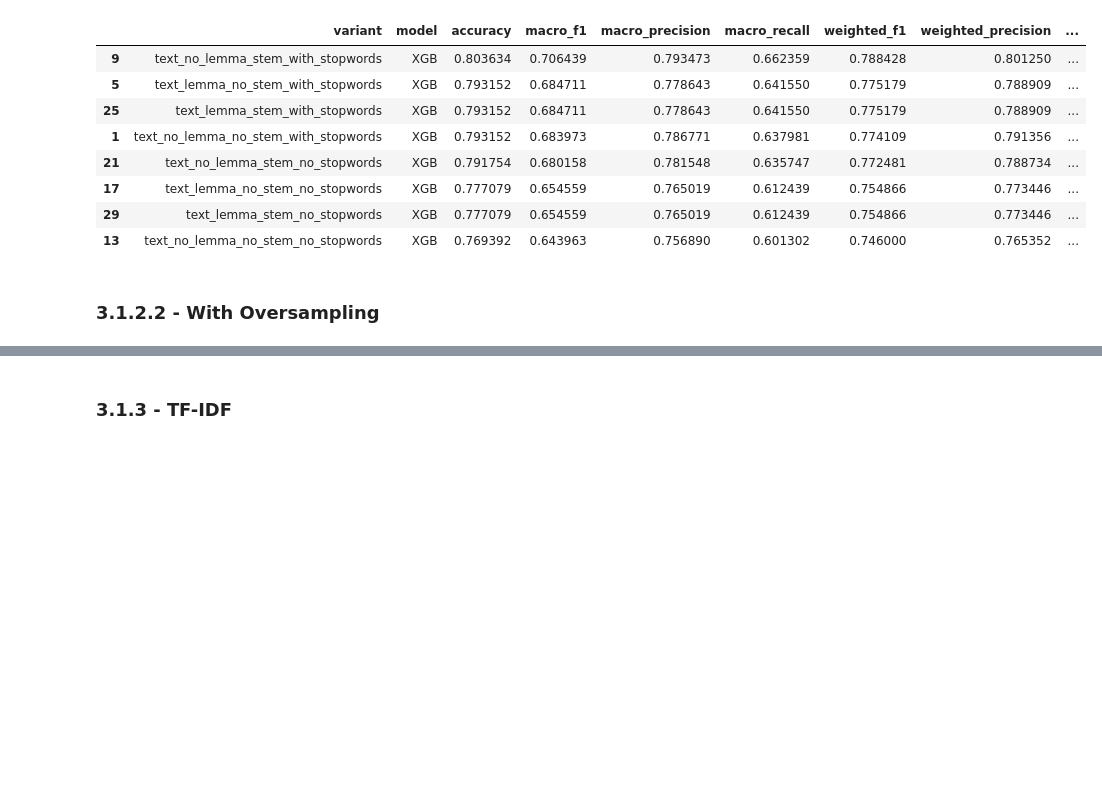
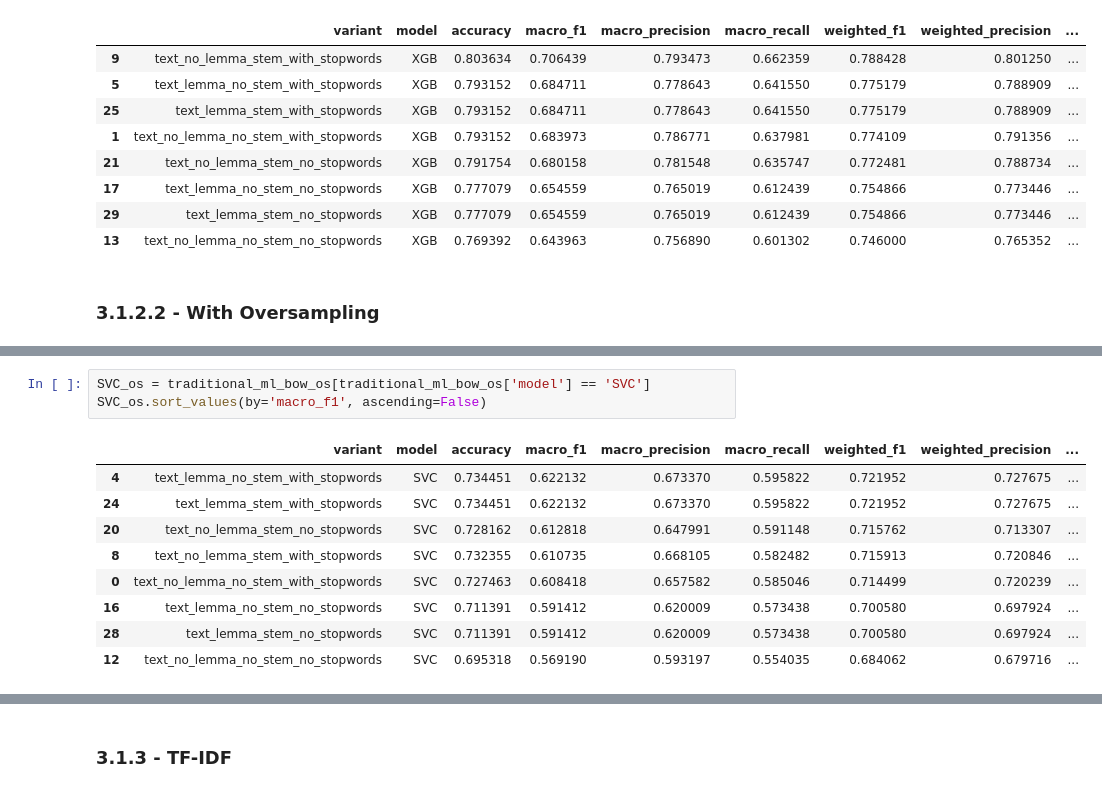
Before and after one commit to VGoon/TMProject_Group8_2425, a Jupyter notebook: Project.ipynb, the cells around one changed output, grey strips where cells are left out. Drawn from its saved outputs; the diff is of its cells as text; blank space fills up the shorter version.

```diff
--- a/Project.ipynb
+++ b/Project.ipynb
@@ -432,0 +612,13 @@ XGB_results.sort_values(by='macro_f1', ascending=False)
+# %%
+SVC_os = traditional_ml_bow_os[traditional_ml_bow_os['model'] == 'SVC']
+SVC_os.sort_values(by='macro_f1', ascending=False)
+# %% [output]
+|  | variant | model | accuracy | macro_f1 | macro_precision | macro_recall | weighted_f1 | weighted_precision | ... |
+| 4 | text_lemma_no_stem_with_stopwords | SVC | 0.734451 | 0.622132 | 0.673370 | 0.595822 | 0.721952 | 0.727675 | ... |
+| 24 | text_lemma_stem_with_stopwords | SVC | 0.734451 | 0.622132 | 0.673370 | 0.595822 | 0.721952 | 0.727675 | ... |
+| 20 | text_no_lemma_stem_no_stopwords | SVC | 0.728162 | 0.612818 | 0.647991 | 0.591148 | 0.715762 | 0.713307 | ... |
+| 8 | text_no_lemma_stem_with_stopwords | SVC | 0.732355 | 0.610735 | 0.668105 | 0.582482 | 0.715913 | 0.720846 | ... |
+| 0 | text_no_lemma_no_stem_with_stopwords | SVC | 0.727463 | 0.608418 | 0.657582 | 0.585046 | 0.714499 | 0.720239 | ... |
+| 16 | text_lemma_no_stem_no_stopwords | SVC | 0.711391 | 0.591412 | 0.620009 | 0.573438 | 0.700580 | 0.697924 | ... |
+| 28 | text_lemma_stem_no_stopwords | SVC | 0.711391 | 0.591412 | 0.620009 | 0.573438 | 0.700580 | 0.697924 | ... |
+| 12 | text_no_lemma_no_stem_no_stopwords | SVC | 0.695318 | 0.569190 | 0.593197 | 0.554035 | 0.684062 | 0.679716 | ... |
```
Also changed, not shown: parts of 19 cells of this notebook.
